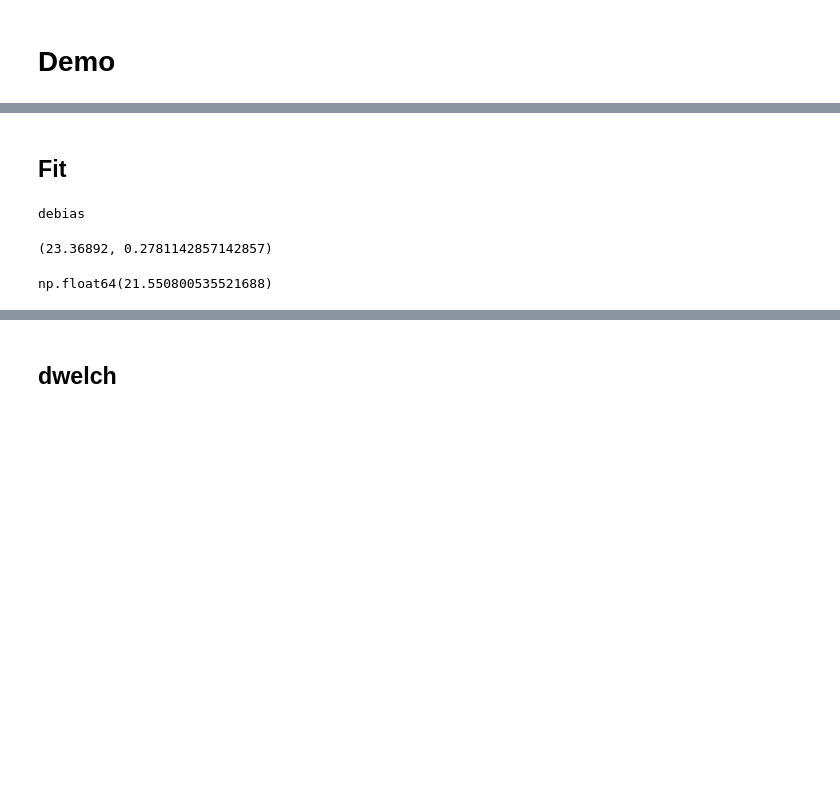
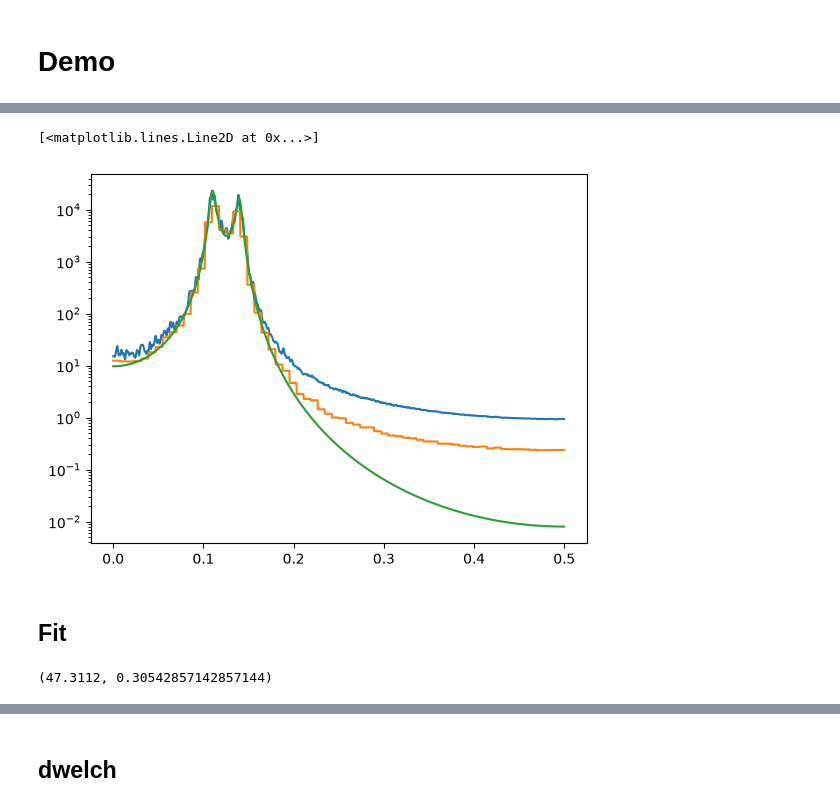
Before and after one commit to marcus-dyson/PSDebias, a Jupyter notebook: notebooks/demo.ipynb, the cells around one changed output, grey strips where cells are left out. Drawn from its saved outputs; the diff is of its cells as text; code cells hidden in the pictures; blank space fills up the shorter version.

```diff
--- a/notebooks/demo.ipynb
+++ b/notebooks/demo.ipynb
@@ -39,3 +45,10 @@ plt.semilogy(est.freqs, true_spectrum)
+# %%
+plt.semilogy(est.freqs, est.psd)
+plt.semilogy(est.freqs, dquad_est)
+plt.semilogy(est.freqs, true_spectrum)
+# %% [output]
+[<matplotlib.lines.Line2D at 0x...>]
+[figure, added]
 # %% [markdown]
 ## Fit
 # %%
@@ -54,15 +66,9 @@ fit = fit_psd(
 # %%
 fit.mean          # posterior-mean PSD (always linear scale)
 fit.std           # pointwise posterior std
-print(fit.mode)          # which regime the diagnostic chose
 fit.expected_knots, fit.acceptance_rate
 # %% [output]
-debias
+(47.3112, 0.30542857142857144)
-(23.36892, 0.2781142857142857)
-# %%
-est.dof
-# %% [output]
-np.float64(21.550800535521688)
 # %%
 plt.semilogy(est.freqs, est.psd)
 plt.semilogy(est.freqs, fit.mean)
```
Also changed, not shown: parts of 13 cells of this notebook, 9 other files.
